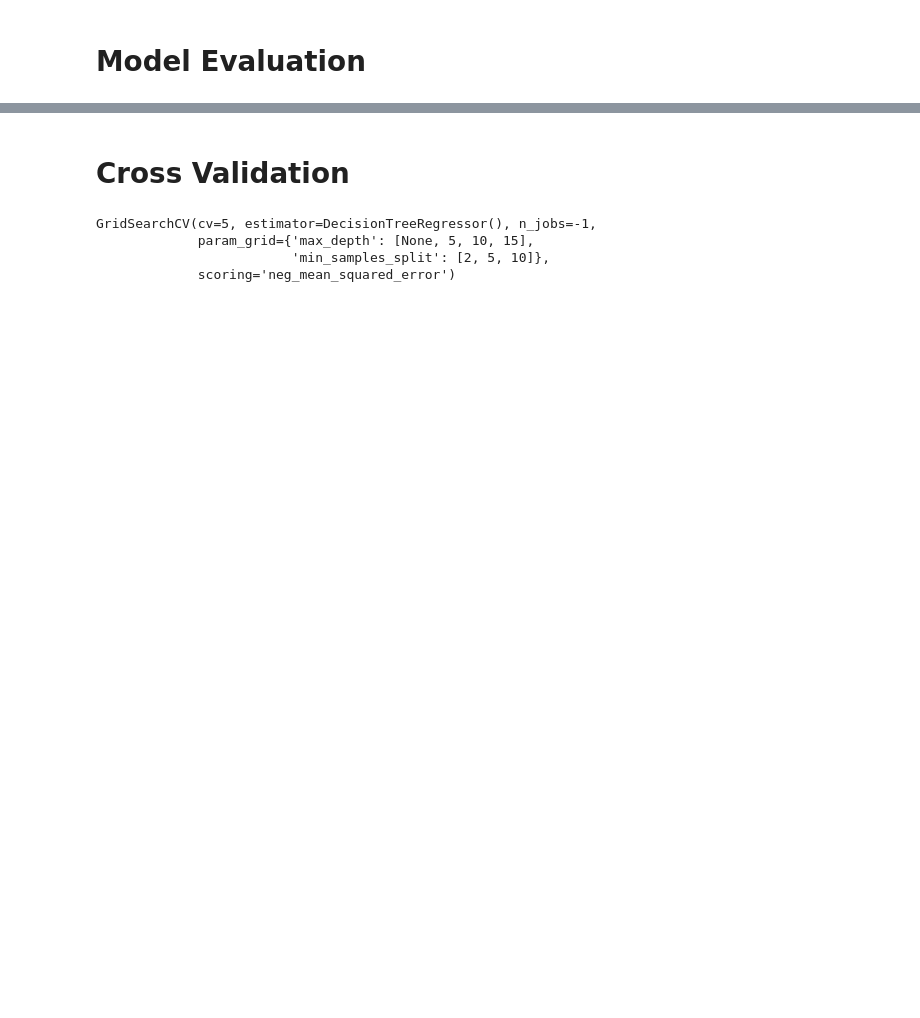
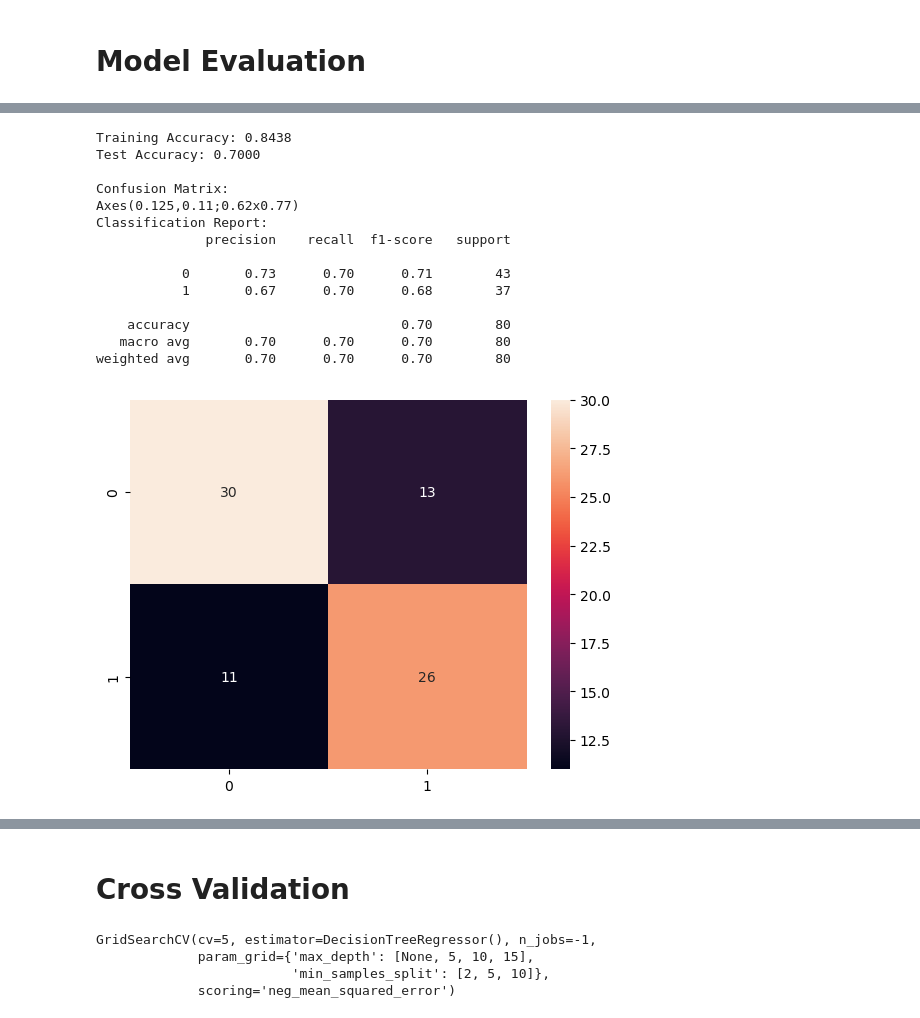
Before and after one commit to vijaycross/ExcelR-Data-Science-Assignments, a Jupyter notebook: 14. Decision Trees/Decision Tree - Company Dataset.ipynb, the cells around one changed output, grey strips where cells are left out. Saved outputs shown, nothing was run; the diff lists cells and outputs as text; code cells hidden in the pictures; blank space fills up the shorter version.

```diff
--- a/14. Decision Trees/Decision Tree - Company Dataset.ipynb
+++ b/14. Decision Trees/Decision Tree - Company Dataset.ipynb
@@ -326,0 +366,2 @@ plot_tree(dtregmodel,filled=True,feature_names=X.columns);
+# %%
+df['Sales']=df['Sales'].apply(Tagging)
@@ -326,0 +468,54 @@ plot_tree(dtregmodel,filled=True,feature_names=X.columns);
+# %%
+def report_model(model):
+    """
+    Generates and prints various reports to evaluate a trained model.
+    Args:
+        model: The trained model object.
+    """
+
+    # Make predictions on the test set
+    model_preds = model.predict(X_test)
+
+    # Calculate accuracy scores on training and test sets
+    train_score = model.score(X_train, y_train)
+    test_score = model.score(X_test, y_test)
+
+    # Print training and test accuracy scores
+    print(f"Training Accuracy: {train_score:.4f}")
+    print(f"Test Accuracy: {test_score:.4f}")
+    print()
+
+    # Generate and print confusion matrix with annotations
+    print("Confusion Matrix:")
+    print(sns.heatmap(confusion_matrix(y_test, model_preds), annot=True))
+
+    # Generate and print classification report
+    print("Classification Report:")
+    print(classification_report(y_test, model_preds))
+    print()
+
+    # Create a figure for plotting the decision tree
+    plt.figure(figsize=(12, 8), dpi=150)
+
+    # Plot the decision tree with filled nodes and feature names
+    plot_tree(model, filled=True, feature_names=X.columns.tolist());
+# %%
+pruned_tree = DecisionTreeClassifier(criterion="entropy", max_depth=5)
+pruned_tree.fit(X_train,y_train)
+report_model(pruned_tree)
+# %% [output]
+Training Accuracy: 0.8438
+Test Accuracy: 0.7000
+
+Confusion Matrix:
+Axes(0.125,0.11;0.62x0.77)
+Classification Report:
+              precision    recall  f1-score   support
+
+           0       0.73      0.70      0.71        43
+           1       0.67      0.70      0.68        37
+
+    accuracy                           0.70        80
+   macro avg       0.70      0.70      0.70        80
+weighted avg       0.70      0.70      0.70        80
+[figure, added]
```
Also changed, not shown: parts of 117 cells of this notebook, 10 other files.
